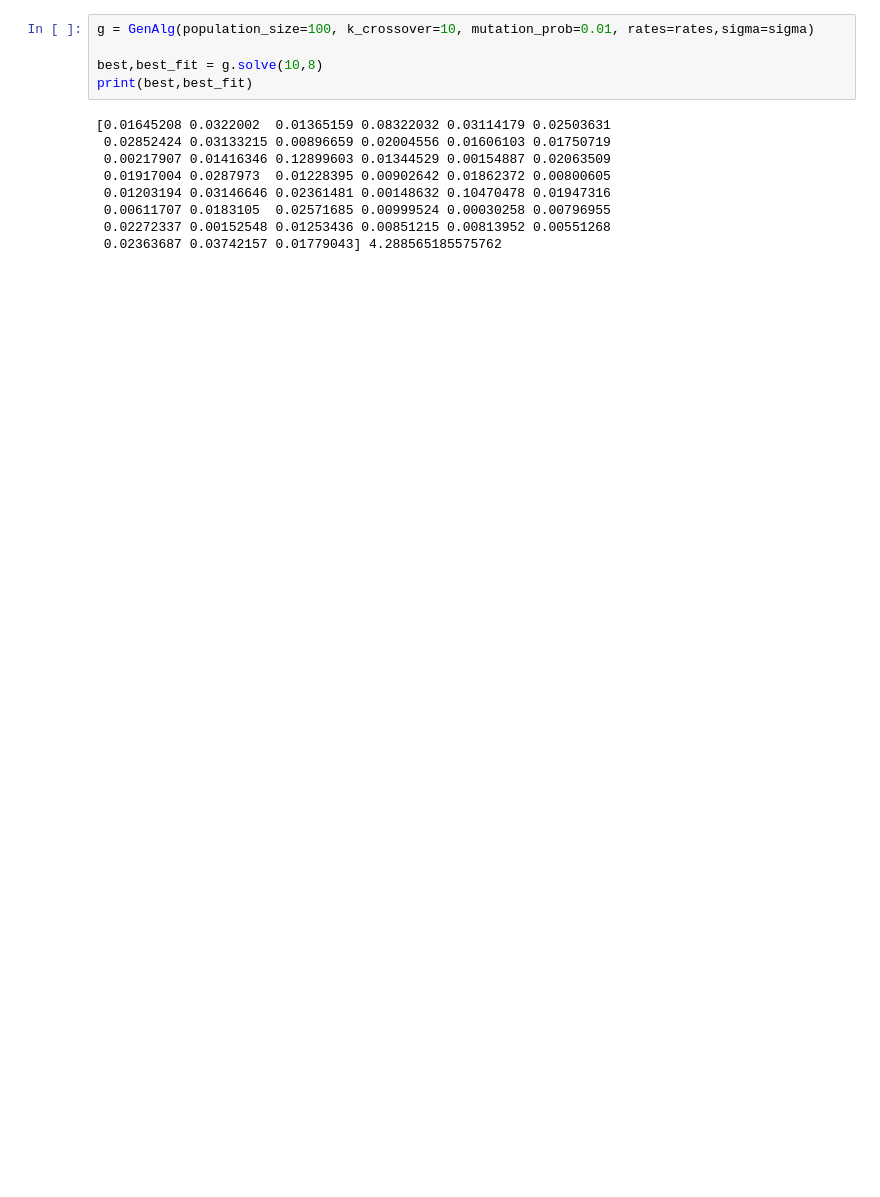
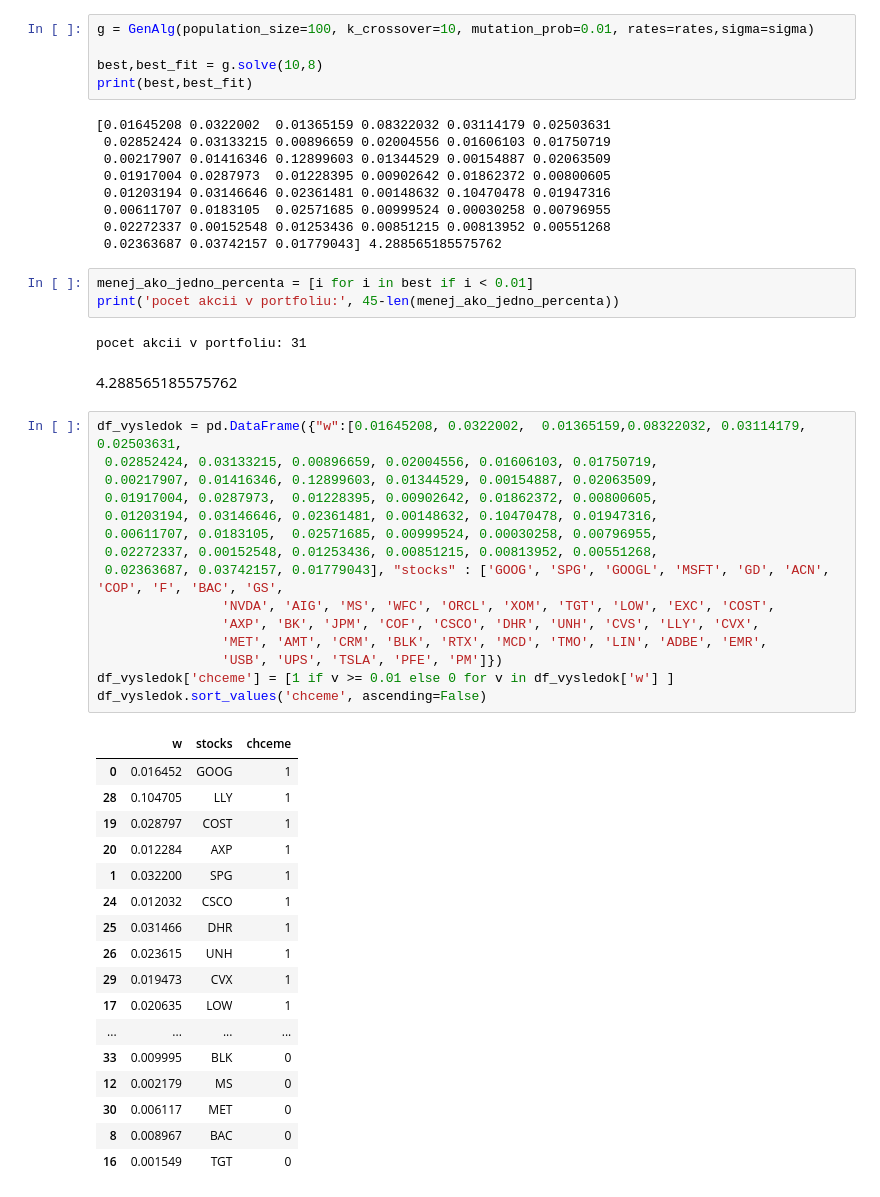
Before and after one commit to TheKompot/FinMatproject, a Jupyter notebook: genetic_alg_portfolio.ipynb, the cells around one changed output. Saved outputs shown, nothing was run; the diff lists cells and outputs as text; blank space fills up the shorter version.

```diff
--- a/genetic_alg_portfolio.ipynb
+++ b/genetic_alg_portfolio.ipynb
@@ -453,3 +455,43 @@ print(best,best_fit)
  0.00611707 0.0183105  0.02571685 0.00999524 0.00030258 0.00796955
  0.02272337 0.00152548 0.01253436 0.00851215 0.00813952 0.00551268
  0.02363687 0.03742157 0.01779043] 4.288565185575762
+# %%
+menej_ako_jedno_percenta = [i for i in best if i < 0.01]
+print('pocet akcii v portfoliu:', 45-len(menej_ako_jedno_percenta))
+# %% [output]
+pocet akcii v portfoliu: 31
+# %% [markdown]
+4.288565185575762
+# %%
+df_vysledok = pd.DataFrame({"w":[0.01645208, 0.0322002,  0.01365159,0.08322032, 0.03114179, 0.02503631,
+ 0.02852424, 0.03133215, 0.00896659, 0.02004556, 0.01606103, 0.01750719,
+ 0.00217907, 0.01416346, 0.12899603, 0.01344529, 0.00154887, 0.02063509,
+ 0.01917004, 0.0287973,  0.01228395, 0.00902642, 0.01862372, 0.00800605,
+ 0.01203194, 0.03146646, 0.02361481, 0.00148632, 0.10470478, 0.01947316,
+ 0.00611707, 0.0183105,  0.02571685, 0.00999524, 0.00030258, 0.00796955,
+ 0.02272337, 0.00152548, 0.01253436, 0.00851215, 0.00813952, 0.00551268,
+ 0.02363687, 0.03742157, 0.01779043], "stocks" : ['GOOG', 'SPG', 'GOOGL', 'MSFT', 'GD', 'ACN', 'COP', 'F', 'BAC', 'GS',
+                'NVDA', 'AIG', 'MS', 'WFC', 'ORCL', 'XOM', 'TGT', 'LOW', 'EXC', 'COST',
+                'AXP', 'BK', 'JPM', 'COF', 'CSCO', 'DHR', 'UNH', 'CVS', 'LLY', 'CVX',
+                'MET', 'AMT', 'CRM', 'BLK', 'RTX', 'MCD', 'TMO', 'LIN', 'ADBE', 'EMR',
+                'USB', 'UPS', 'TSLA', 'PFE', 'PM']})
+df_vysledok['chceme'] = [1 if v >= 0.01 else 0 for v in df_vysledok['w'] ]
+df_vysledok.sort_values('chceme', ascending=False)
+# %% [output]
+|  | w | stocks | chceme |
+| 0 | 0.016452 | GOOG | 1 |
+| 28 | 0.104705 | LLY | 1 |
+| 19 | 0.028797 | COST | 1 |
+| 20 | 0.012284 | AXP | 1 |
+| 1 | 0.032200 | SPG | 1 |
+| 24 | 0.012032 | CSCO | 1 |
+| 25 | 0.031466 | DHR | 1 |
+| 26 | 0.023615 | UNH | 1 |
+| 29 | 0.019473 | CVX | 1 |
+| 17 | 0.020635 | LOW | 1 |
+| ... | ... | ... | ... |
+| 33 | 0.009995 | BLK | 0 |
+| 12 | 0.002179 | MS | 0 |
+| 30 | 0.006117 | MET | 0 |
+| 8 | 0.008967 | BAC | 0 |
+| 16 | 0.001549 | TGT | 0 |
```
Also changed, not shown: parts of 1 cell of this notebook.
